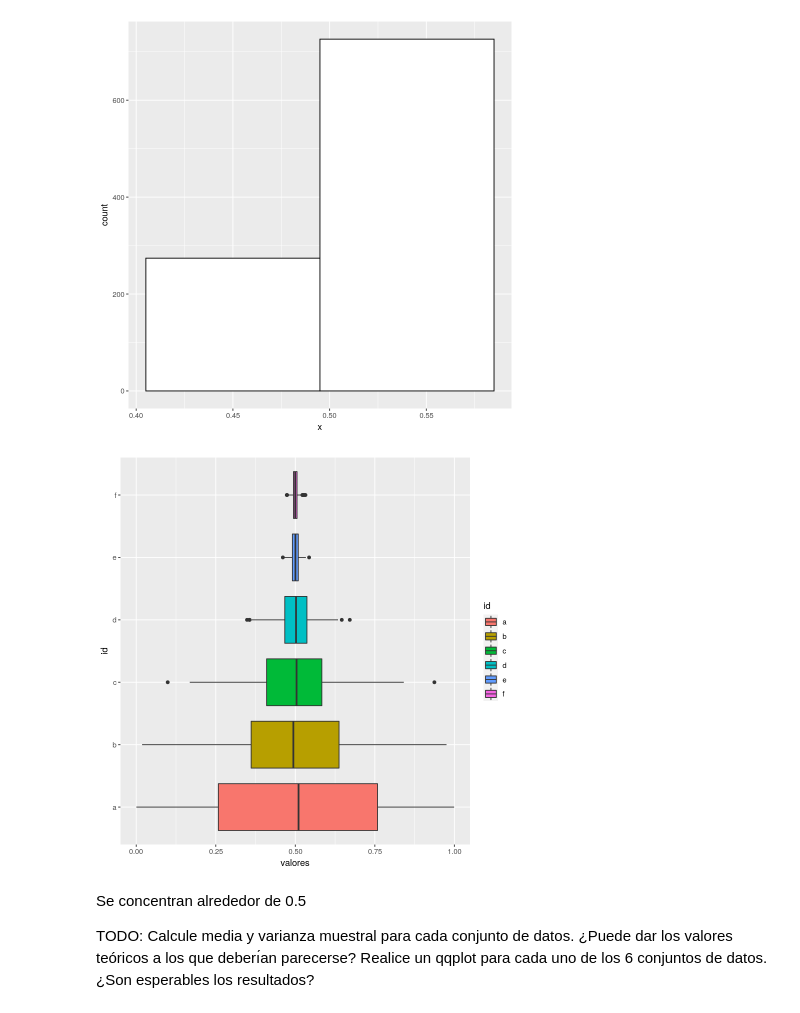
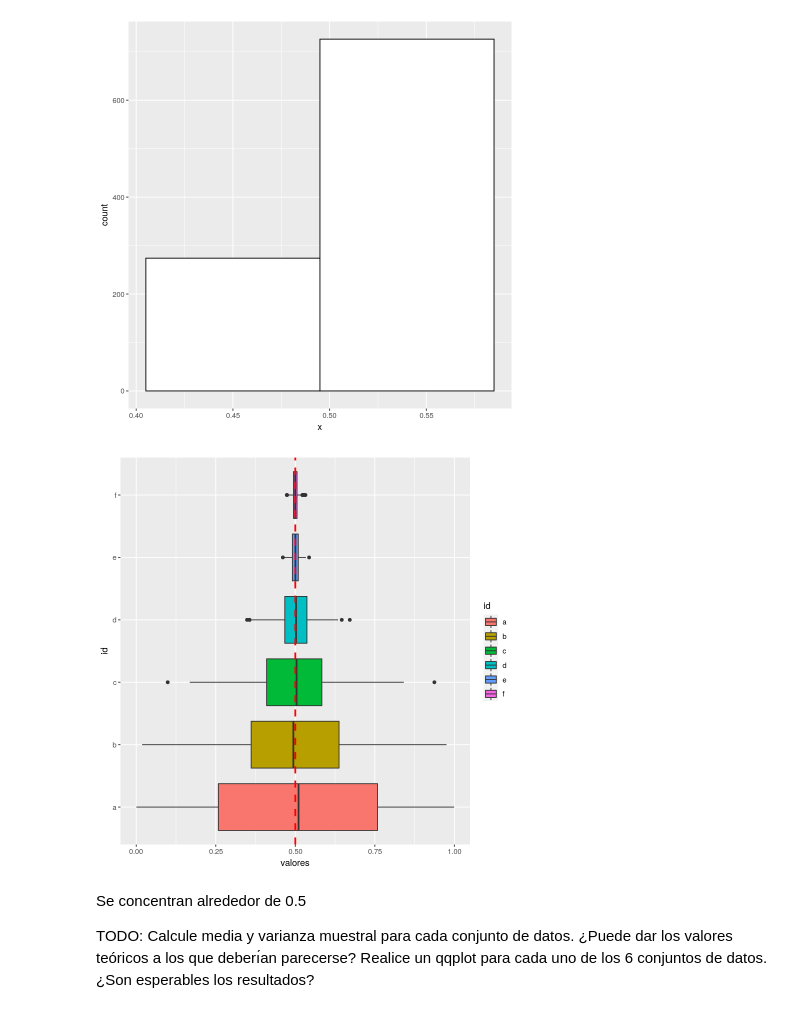
Before and after one commit to fzanollo/proba, a Jupyter notebook: tp/TP.ipynb, the cells around one changed output. Cells and saved outputs as stored; diff of their text form; code cells hidden in the pictures.

```diff
--- a/tp/TP.ipynb
+++ b/tp/TP.ipynb
@@ -75,10 +75,10 @@ make_histogram(f_datos)
 # %%
 dat = data.frame(valores=c(a_datos, b_datos, c_datos, d_datos, e_datos, f_datos), id=rep(c('a','b','c','d','e','f'),each=1000))
 
 ggplot(dat, aes(x=id, y=valores, fill=id)) +
-  geom_boxplot() + coord_flip()
+  geom_boxplot() + coord_flip() + geom_hline(yintercept = 0.5, linetype="dashed", color = "red", size=1)
 # %% [output]
-[figure, old version]
+[figure, new version]
 # %% [markdown]
 Se concentran alrededor de 0.5
 
```
Also changed, not shown: parts of 1 cell of this notebook.
